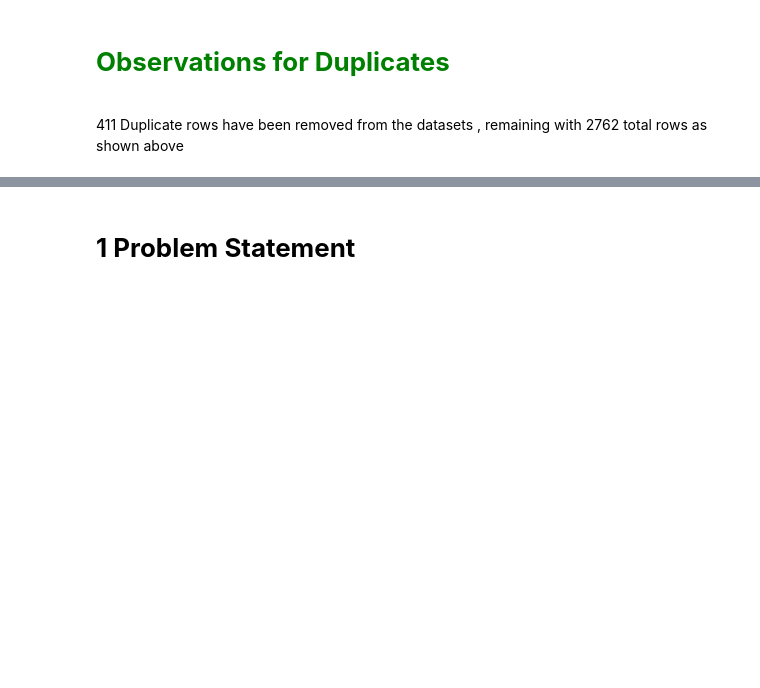
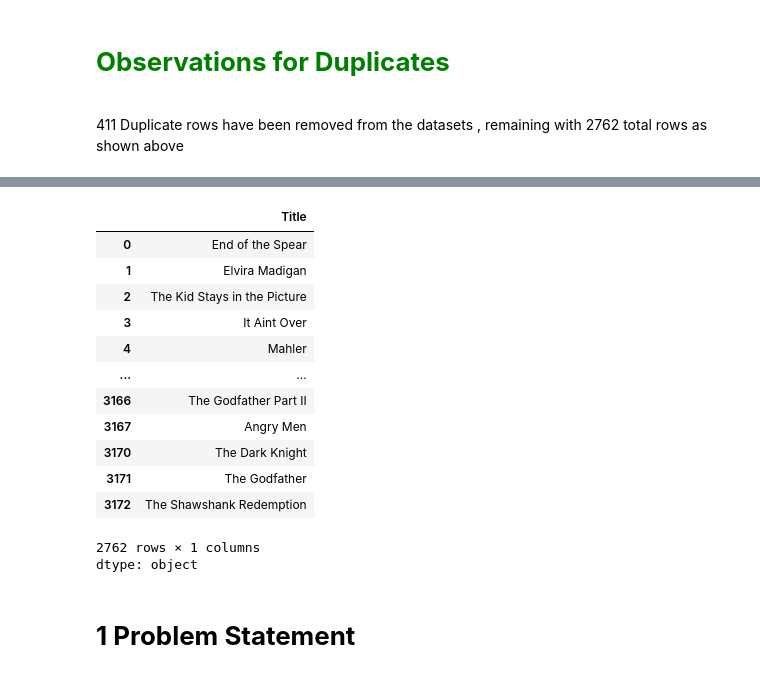
Before and after one commit to techllen/AI_ML_projects, a Jupyter notebook: IMDB_Movie_Chatbot/Allen_Mwita_IMDB_Movie_Chatbot.ipynb, the cells around one changed output, grey strips where cells are left out. Drawn from its saved outputs; the diff is of its cells as text; code cells hidden in the pictures; blank space fills up the shorter version.

```diff
--- a/IMDB_Movie_Chatbot/Allen_Mwita_IMDB_Movie_Chatbot.ipynb
+++ b/IMDB_Movie_Chatbot/Allen_Mwita_IMDB_Movie_Chatbot.ipynb
@@ -699,3 +723,20 @@ Rows After removing duplicates 2762
+# %%
+IMDB_Movies_df['Title']
+# %% [output]
+|  | Title |
+| 0 | End of the Spear |
+| 1 | Elvira Madigan |
+| 2 | The Kid Stays in the Picture |
+| 3 | It Aint Over |
+| 4 | Mahler |
+| ... | ... |
+| 3166 | The Godfather Part II |
+| 3167 | Angry Men |
+| 3170 | The Dark Knight |
+| 3171 | The Godfather |
+| 3172 | The Shawshank Redemption |
+2762 rows × 1 columns
+dtype: object
 # %% [markdown]
 <font color='56c3ea'><h1><b>1 Problem Statement<b></h1></font>
 # %% [markdown]
```
Also changed, not shown: parts of 5 cells of this notebook.
